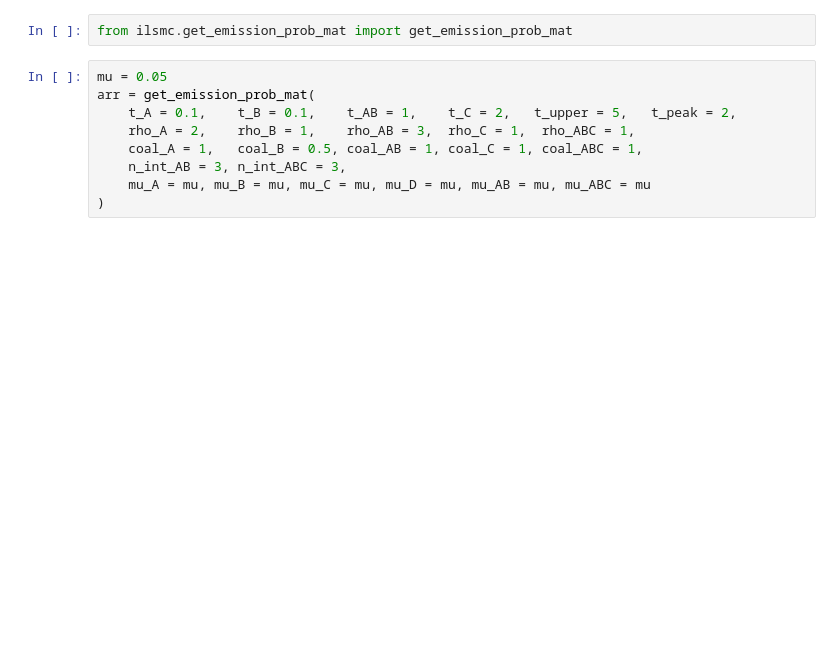
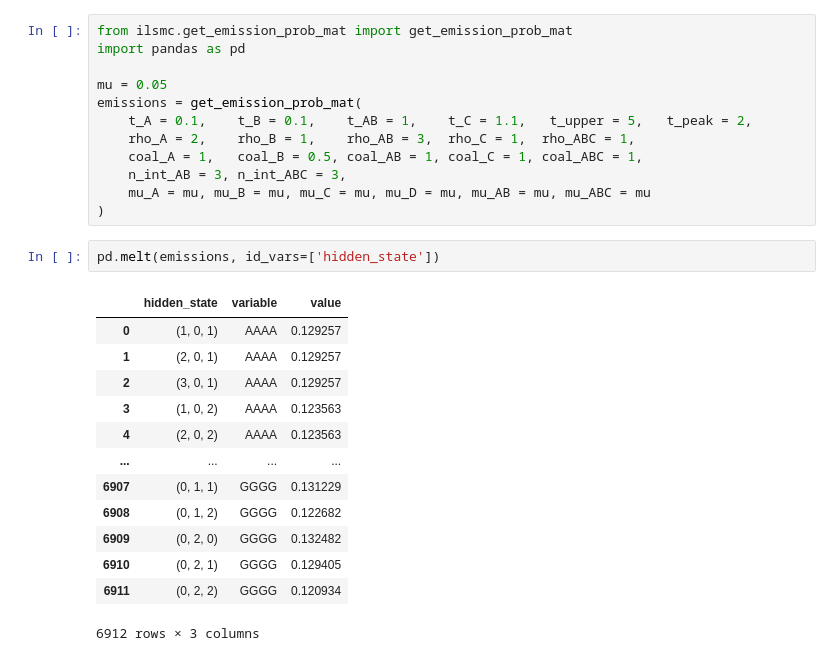
Before and after one commit to rivasiker/phasetype, a Jupyter notebook: scripts/99_TRAILS_testing/01_precomp.ipynb, the cells around one changed output. Cells and saved outputs as stored; diff of their text form; blank space fills up the shorter version.

Commit message:
Play with emissions forward backward

```diff
--- a/scripts/99_TRAILS_testing/01_precomp.ipynb
+++ b/scripts/99_TRAILS_testing/01_precomp.ipynb
@@ -31,12 +31,29 @@ pd.DataFrame(arr, columns=['From', 'To', 'Prob'])['Prob'].sum()
-# %%
-from ilsmc.get_emission_prob_mat import get_emission_prob_mat
 # %%
+from ilsmc.get_emission_prob_mat import get_emission_prob_mat
+import pandas as pd
+
 mu = 0.05
-arr = get_emission_prob_mat(
-    t_A = 0.1,    t_B = 0.1,    t_AB = 1,    t_C = 2,   t_upper = 5,   t_peak = 2,
+emissions = get_emission_prob_mat(
+    t_A = 0.1,    t_B = 0.1,    t_AB = 1,    t_C = 1.1,   t_upper = 5,   t_peak = 2,
     rho_A = 2,    rho_B = 1,    rho_AB = 3,  rho_C = 1,  rho_ABC = 1,
     coal_A = 1,   coal_B = 0.5, coal_AB = 1, coal_C = 1, coal_ABC = 1,
     n_int_AB = 3, n_int_ABC = 3,
     mu_A = mu, mu_B = mu, mu_C = mu, mu_D = mu, mu_AB = mu, mu_ABC = mu
 )
+# %%
+pd.melt(emissions, id_vars=['hidden_state'])
+# %% [output]
+|  | hidden_state | variable | value |
+| 0 | (1, 0, 1) | AAAA | 0.129257 |
+| 1 | (2, 0, 1) | AAAA | 0.129257 |
+| 2 | (3, 0, 1) | AAAA | 0.129257 |
+| 3 | (1, 0, 2) | AAAA | 0.123563 |
+| 4 | (2, 0, 2) | AAAA | 0.123563 |
+| ... | ... | ... | ... |
+| 6907 | (0, 1, 1) | GGGG | 0.131229 |
+| 6908 | (0, 1, 2) | GGGG | 0.122682 |
+| 6909 | (0, 2, 0) | GGGG | 0.132482 |
+| 6910 | (0, 2, 1) | GGGG | 0.129405 |
+| 6911 | (0, 2, 2) | GGGG | 0.120934 |
+6912 rows × 3 columns
 # %%
```
Also changed, not shown: parts of 27 cells of this notebook.
